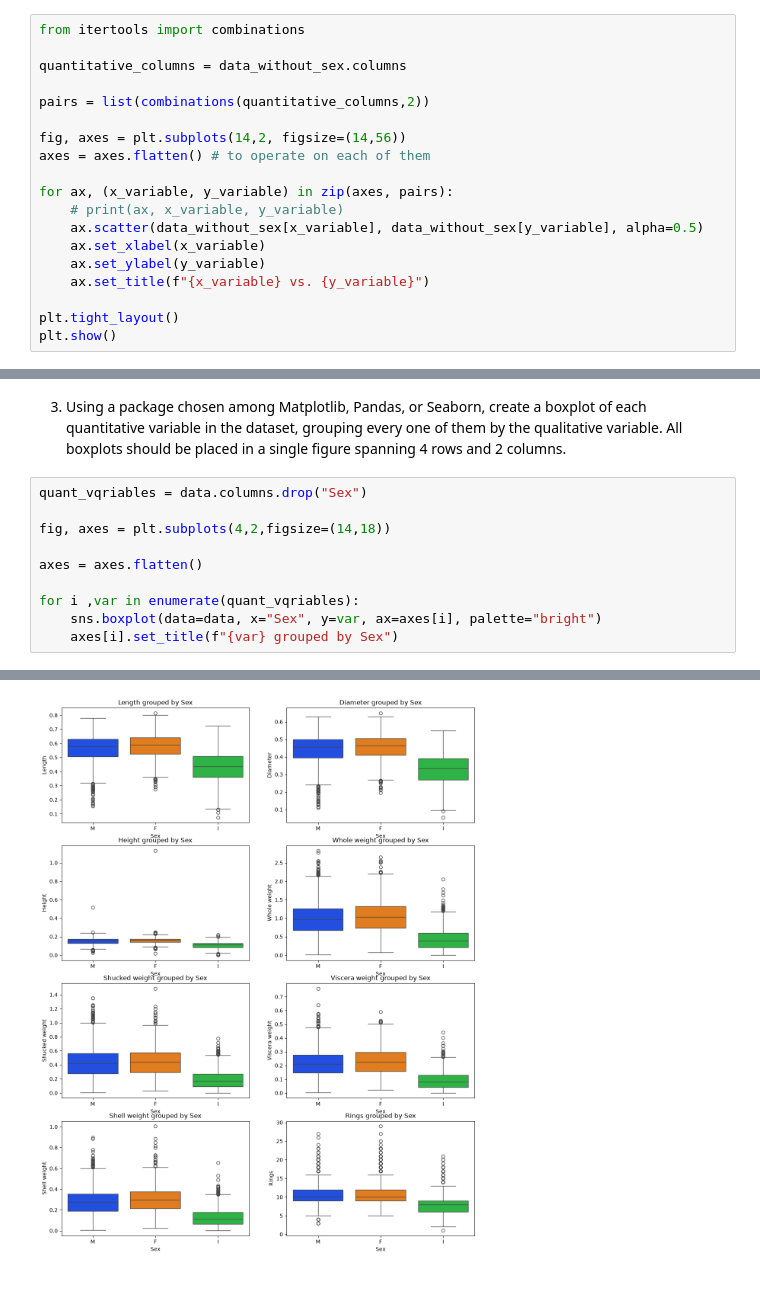
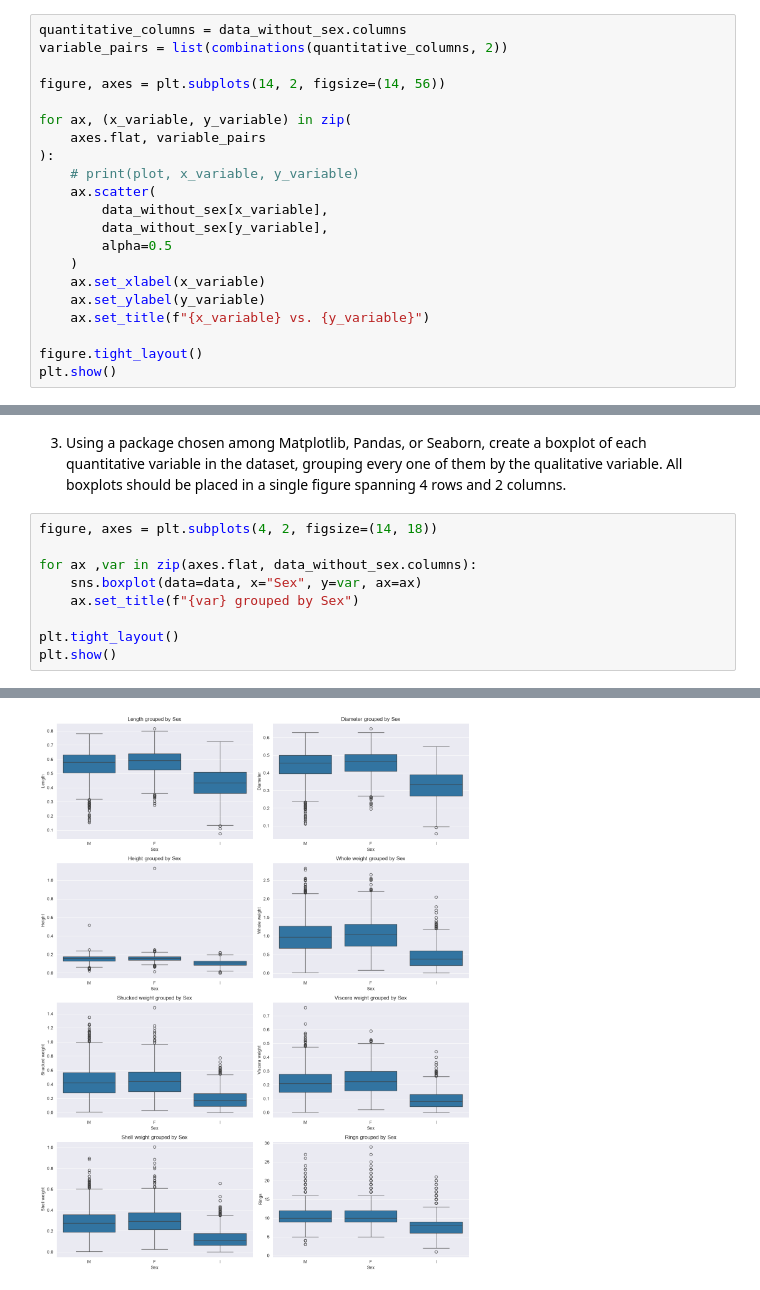
Before and after one commit to vsliednyk/Programming-in-Python, a Jupyter notebook: Assignment 1/assignment_1.ipynb, the cells around one changed output, grey strips where cells are left out. Cells and saved outputs as stored; diff of their text form.

```diff
--- a/Assignment 1/assignment_1.ipynb
+++ b/Assignment 1/assignment_1.ipynb
@@ -222,22 +220,24 @@ for histogram, unit in zip(quantitative_histograms.flat, units):
 # %% [markdown]
 5. Using a package chosen among Matplotlib, Pandas, or Seaborn, create a scatter plot for each pair of the quantitative variables in the dataset. All scatter plots should be placed in a single figure spanning 14 rows and 2 columns.
 # %%
-from itertools import combinations
+quantitative_columns = data_without_sex.columns
+variable_pairs = list(combinations(quantitative_columns, 2))
 
-quantitative_columns = data_without_sex.columns
+figure, axes = plt.subplots(14, 2, figsize=(14, 56))
 
-pairs = list(combinations(quantitative_columns,2))
-
-fig, axes = plt.subplots(14,2, figsize=(14,56))
-axes = axes.flatten() # to operate on each of them
-
-for ax, (x_variable, y_variable) in zip(axes, pairs):
-    # print(ax, x_variable, y_variable)
-    ax.scatter(data_without_sex[x_variable], data_without_sex[y_variable], alpha=0.5)
+for ax, (x_variable, y_variable) in zip(
+    axes.flat, variable_pairs
+):
+    # print(plot, x_variable, y_variable)
+    ax.scatter(
+        data_without_sex[x_variable],
+        data_without_sex[y_variable],
+        alpha=0.5
+    )
     ax.set_xlabel(x_variable)
     ax.set_ylabel(y_variable)
     ax.set_title(f"{x_variable} vs. {y_variable}")
 
-plt.tight_layout()
+figure.tight_layout()
 plt.show()
 # %% [output]
@@ -442,13 +448,12 @@ summary_table
 # %% [markdown]
 3. Using a package chosen among Matplotlib, Pandas, or Seaborn, create a boxplot of each quantitative variable in the dataset, grouping every one of them by the qualitative variable. All boxplots should be placed in a single figure spanning 4 rows and 2 columns.
 # %%
-quant_vqriables = data.columns.drop("Sex")
+figure, axes = plt.subplots(4, 2, figsize=(14, 18))
 
-fig, axes = plt.subplots(4,2,figsize=(14,18))
+for ax ,var in zip(axes.flat, data_without_sex.columns):
+    sns.boxplot(data=data, x="Sex", y=var, ax=ax)
+    ax.set_title(f"{var} grouped by Sex")
 
-axes = axes.flatten()
-
-for i ,var in enumerate(quant_vqriables):
-    sns.boxplot(data=data, x="Sex", y=var, ax=axes[i], palette="bright")
-    axes[i].set_title(f"{var} grouped by Sex")
+plt.tight_layout()
+plt.show()
 # %% [output]
@@ -472 +460 @@ Passing `palette` without assigning `hue` is deprecated and will be removed in v
-[figure, old version]
+[figure, new version]
```
Also changed, not shown: parts of 11 cells of this notebook.
